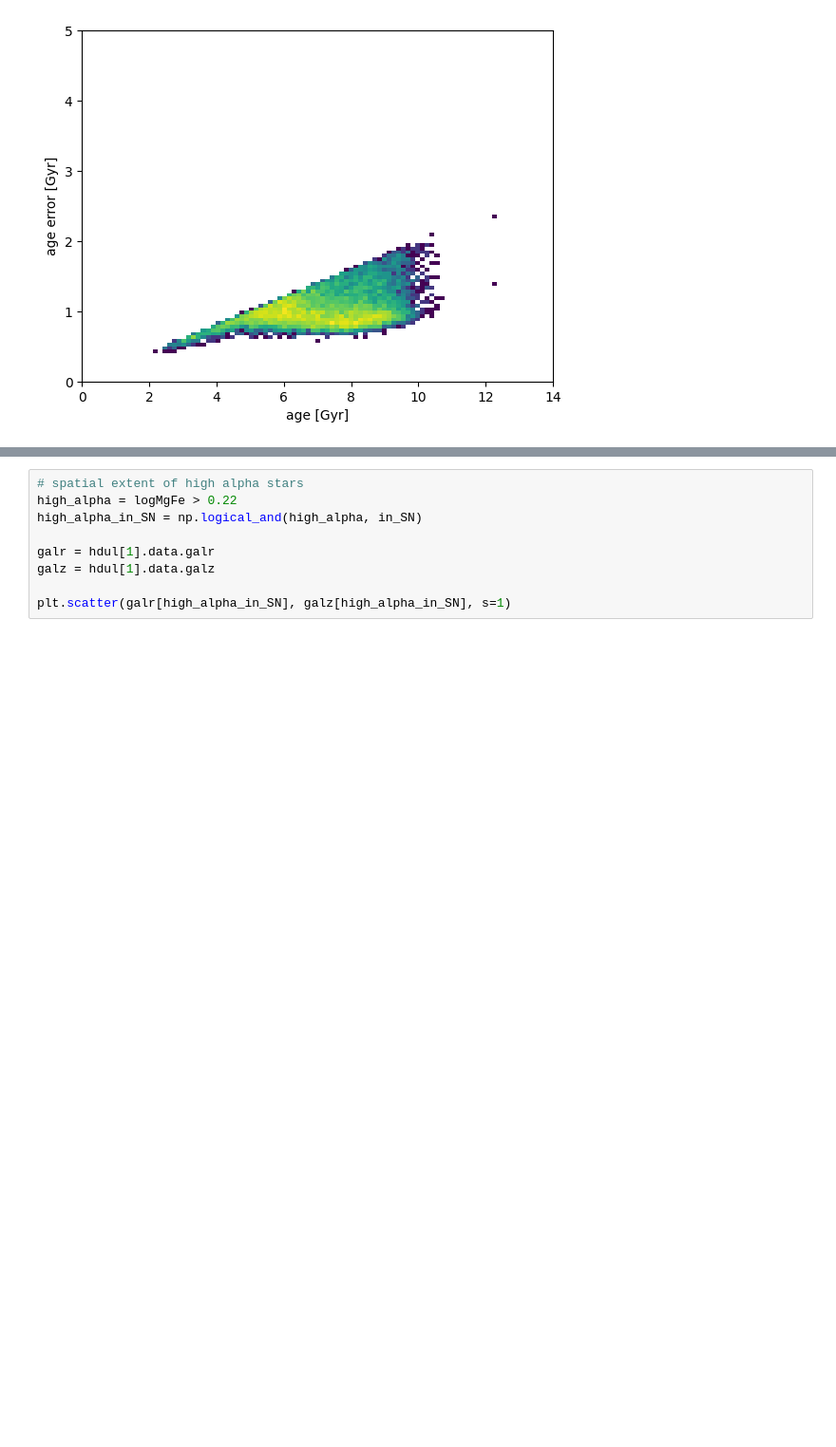
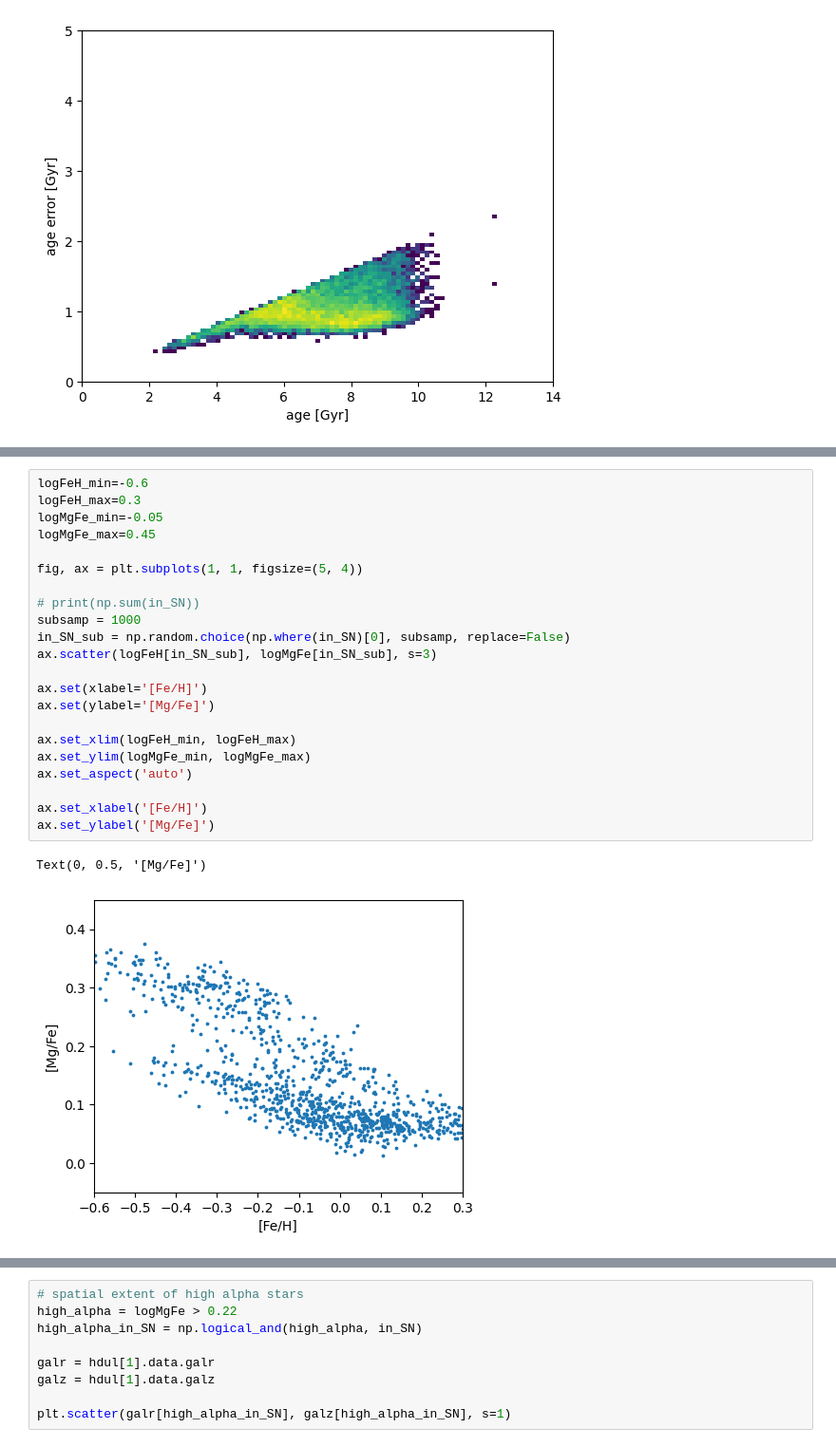
Before and after one commit to gusbeane/GSEgas, a Jupyter notebook: note/APOGEE.ipynb, the cells around one changed output, grey strips where cells are left out. Shown: that part at 95% size. Cells and saved outputs as stored; diff of their text form; blank space fills up the shorter version.

```diff
--- a/note/APOGEE.ipynb
+++ b/note/APOGEE.ipynb
@@ -142,0 +205,25 @@ Text(0, 0.5, '[Mg/Fe]')
+# %%
+logFeH_min=-0.6
+logFeH_max=0.3
+logMgFe_min=-0.05
+logMgFe_max=0.45
+
+fig, ax = plt.subplots(1, 1, figsize=(5, 4))
+
+# print(np.sum(in_SN))
+subsamp = 1000
+in_SN_sub = np.random.choice(np.where(in_SN)[0], subsamp, replace=False)
+ax.scatter(logFeH[in_SN_sub], logMgFe[in_SN_sub], s=3)
+
+ax.set(xlabel='[Fe/H]')
+ax.set(ylabel='[Mg/Fe]')
+
+ax.set_xlim(logFeH_min, logFeH_max)
+ax.set_ylim(logMgFe_min, logMgFe_max)
+ax.set_aspect('auto')
+
+ax.set_xlabel('[Fe/H]')
+ax.set_ylabel('[Mg/Fe]')
+# %% [output]
+Text(0, 0.5, '[Mg/Fe]')
+[figure, added]
```
Also changed, not shown: parts of 8 cells of this notebook, 44 other files.
